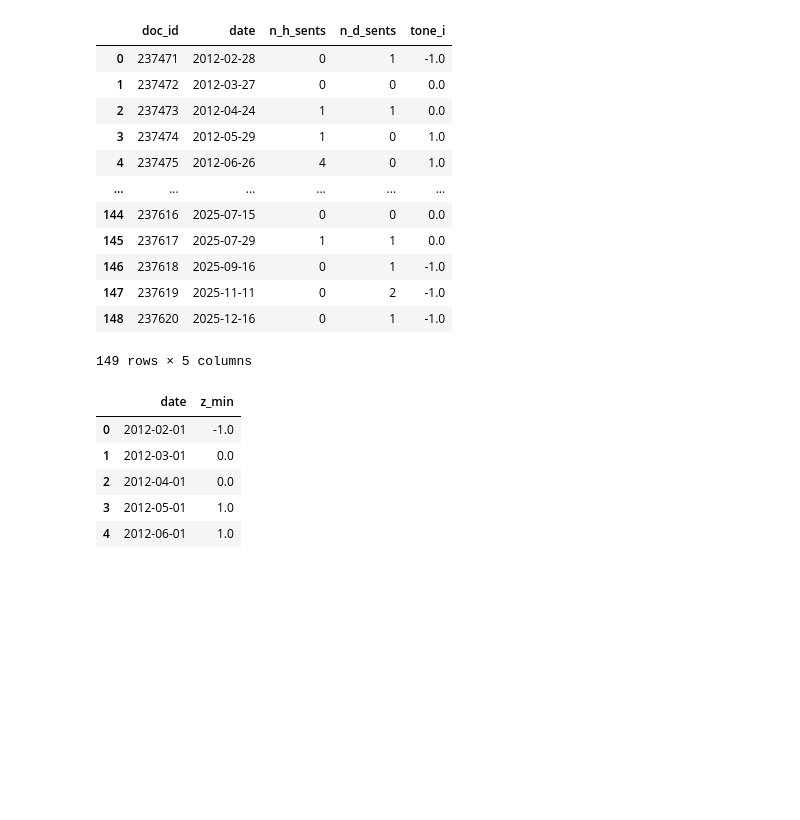
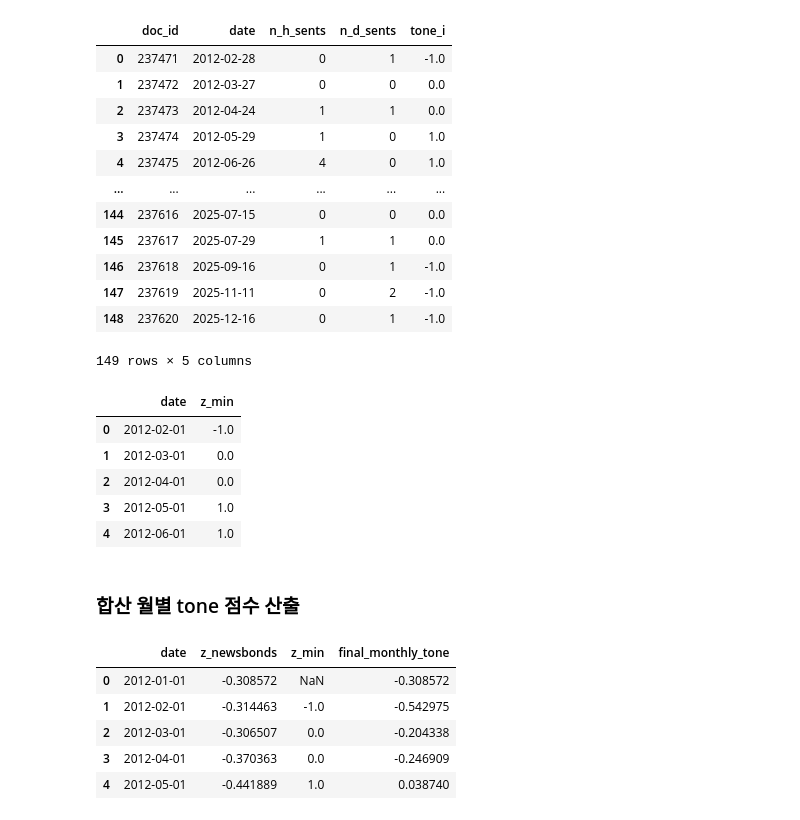
Before and after one commit to kdt-fda/team2_forecast_pjt, a Jupyter notebook: tone_score/tone.ipynb, the cells around one changed output. Cells and saved outputs as stored; diff of their text form; code cells hidden in the pictures; blank space fills up the shorter version.

Commit message:
월별 tone 점수 계산 완료

```diff
--- a/tone_score/tone.ipynb
+++ b/tone_score/tone.ipynb
@@ -218,3 +218,23 @@ display(monthly_minutes_tone.head())
 | 4 | 2012-06-01 | 1.0 |
 # %%
 monthly_minutes_tone.to_csv('monthly_minutes_tone.csv', index=False, encoding='utf-8-sig')
+# %% [markdown]
+### 합산 월별 tone 점수 산출
+# %%
+final_tone_df = pd.merge(monthly_newsbonds, monthly_minutes_tone, on='date', how='left')
+
+
+final_tone_df['final_monthly_tone'] = np.where(
+    final_tone_df['z_min'].notnull(),
+    (final_tone_df['z_newsbonds'] * 2 + final_tone_df['z_min']) / 3,
+    final_tone_df['z_newsbonds']
+)
+
+display(final_tone_df.head())
+# %% [output]
+|  | date | z_newsbonds | z_min | final_monthly_tone |
+| 0 | 2012-01-01 | -0.308572 | NaN | -0.308572 |
+| 1 | 2012-02-01 | -0.314463 | -1.0 | -0.542975 |
+| 2 | 2012-03-01 | -0.306507 | 0.0 | -0.204338 |
+| 3 | 2012-04-01 | -0.370363 | 0.0 | -0.246909 |
+| 4 | 2012-05-01 | -0.441889 | 1.0 | 0.038740 |
```
Also changed, not shown: parts of 1 cell of this notebook.
